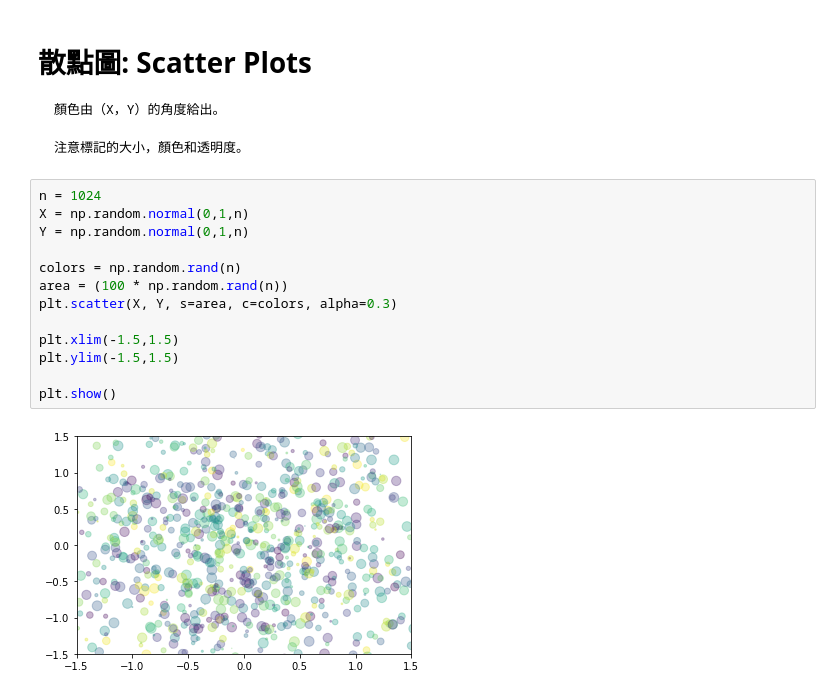
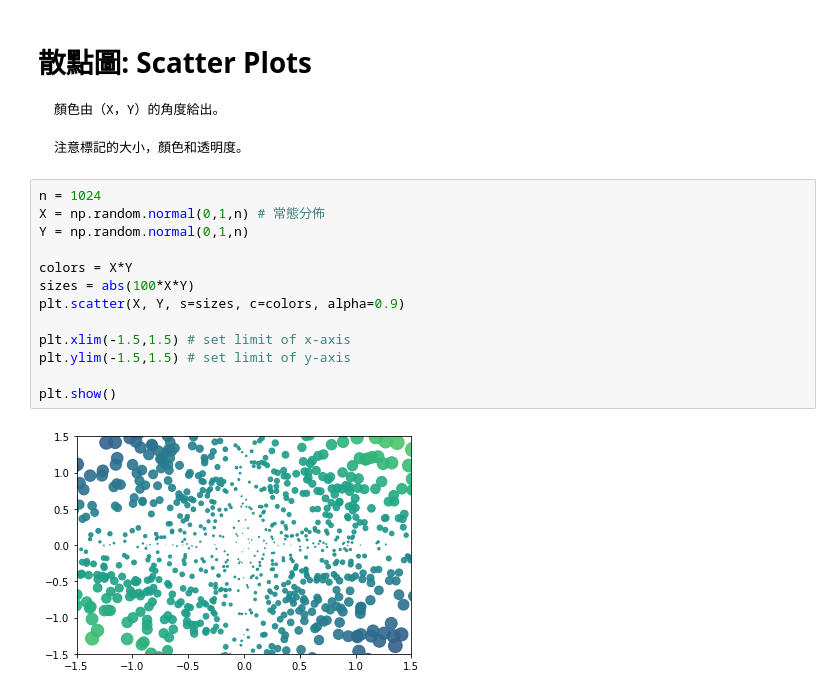
Before and after one commit to wenchin77/python60days, a Jupyter notebook: homework/18/Data Visualization_Day-1_HW.ipynb, the cells around one changed output. Drawn from its saved outputs; the diff is of its cells as text.

Commit message:
Updated day 18 hw with colors corresponding to x & y axes

```diff
--- a/homework/18/Data Visualization_Day-1_HW.ipynb
+++ b/homework/18/Data Visualization_Day-1_HW.ipynb
@@ -51,16 +51,16 @@ plt.show()
     注意標記的大小，顏色和透明度。
 # %%
 n = 1024
-X = np.random.normal(0,1,n)
+X = np.random.normal(0,1,n) # 常態分佈
 Y = np.random.normal(0,1,n)
 
-colors = np.random.rand(n)
-area = (100 * np.random.rand(n))
-plt.scatter(X, Y, s=area, c=colors, alpha=0.3)
+colors = X*Y
+sizes = abs(100*X*Y)
+plt.scatter(X, Y, s=sizes, c=colors, alpha=0.9)
 
-plt.xlim(-1.5,1.5)
-plt.ylim(-1.5,1.5)
+plt.xlim(-1.5,1.5) # set limit of x-axis
+plt.ylim(-1.5,1.5) # set limit of y-axis
 
 plt.show()
 # %% [output]
-[figure, old version]
+[figure, new version]
```
